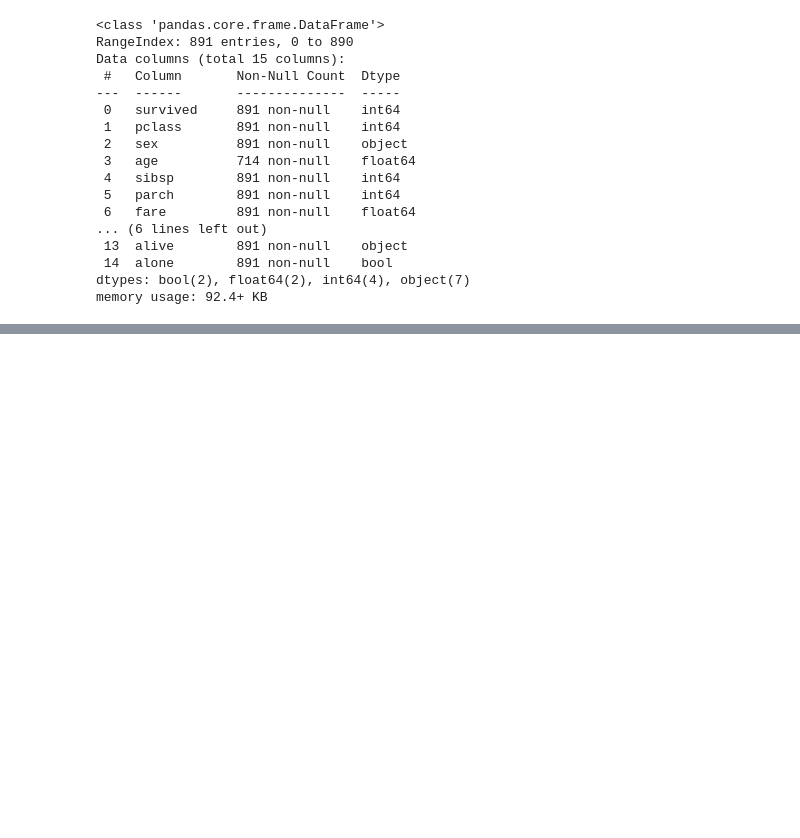
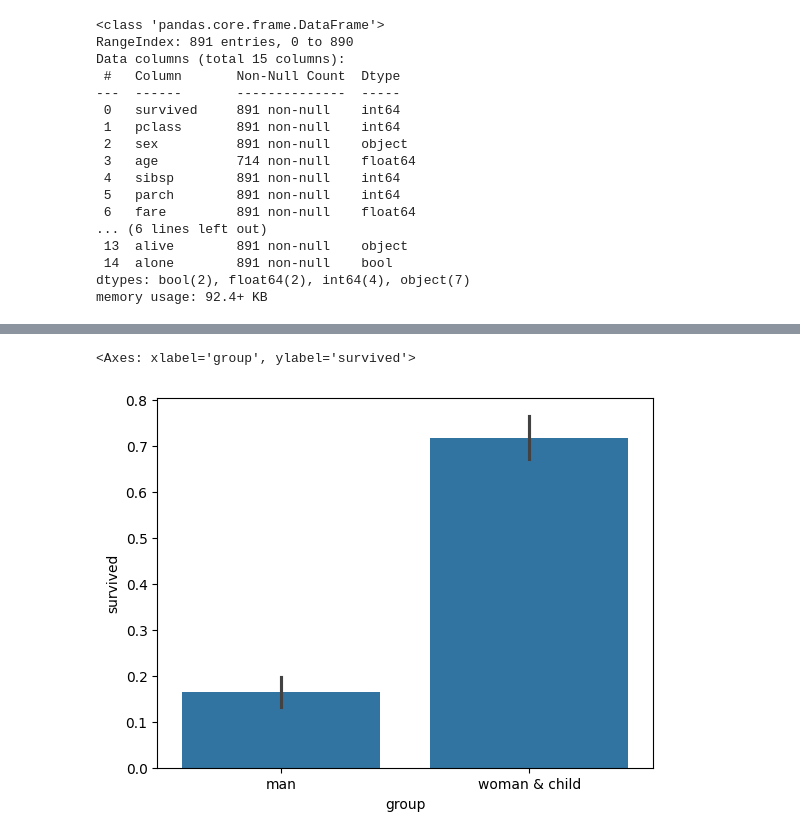
Before and after one commit to PreetiDileep/OpenAI, a Jupyter notebook: Sep24_002_EDA_Visuals.ipynb, the cells around one changed output, grey strips where cells are left out. Saved outputs shown, nothing was run; the diff lists cells and outputs as text; code cells hidden in the pictures; blank space fills up the shorter version.

```diff
--- a/Sep24_002_EDA_Visuals.ipynb
+++ b/Sep24_002_EDA_Visuals.ipynb
@@ -310,0 +332,7 @@ memory usage: 92.4+ KB
+# %%
+ti['group'] = ti['who'].apply(lambda x: 'man' if x == 'man' else 'woman & child')
+
+sns.barplot(data=ti,y='survived',x='group')
+# %% [output]
+<Axes: xlabel='group', ylabel='survived'>
+[figure, added]
```
Also changed, not shown: parts of 3 cells of this notebook.
